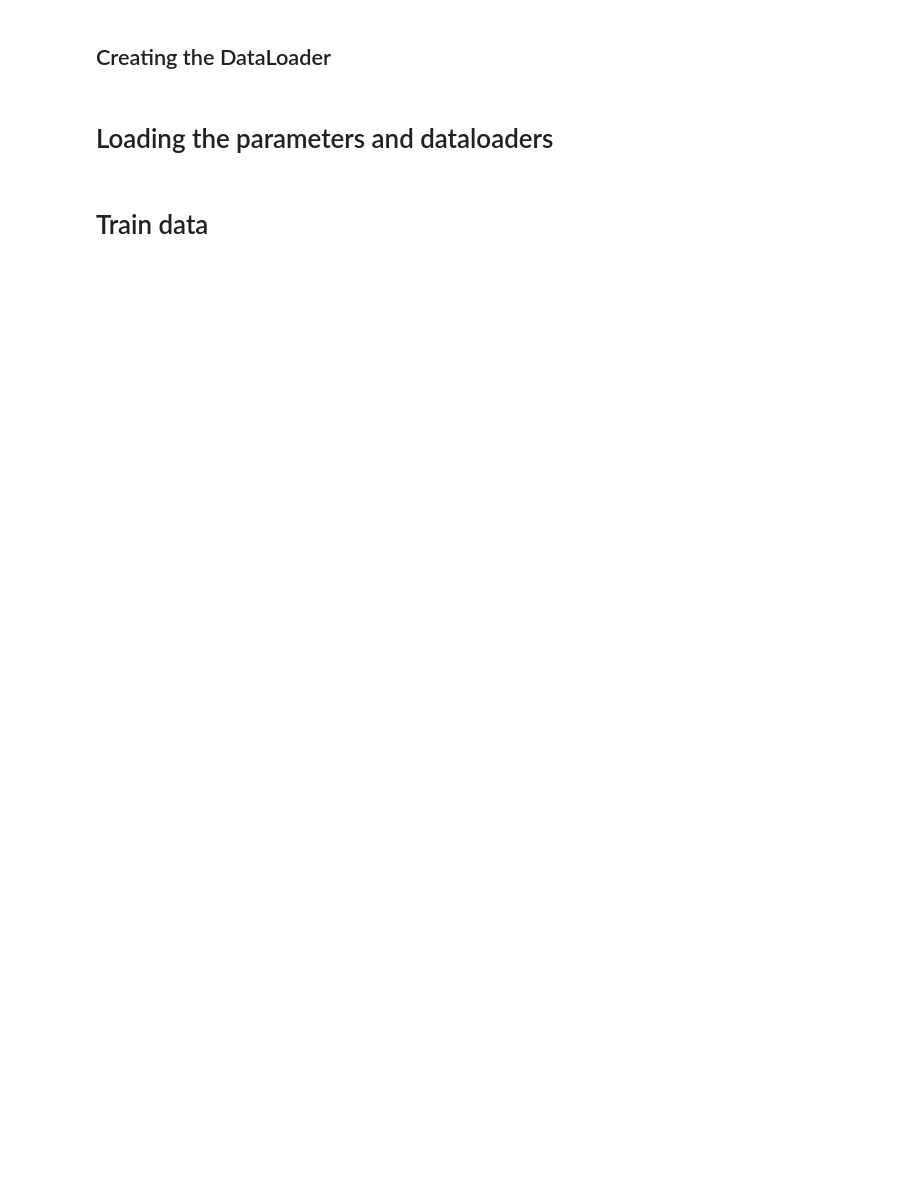
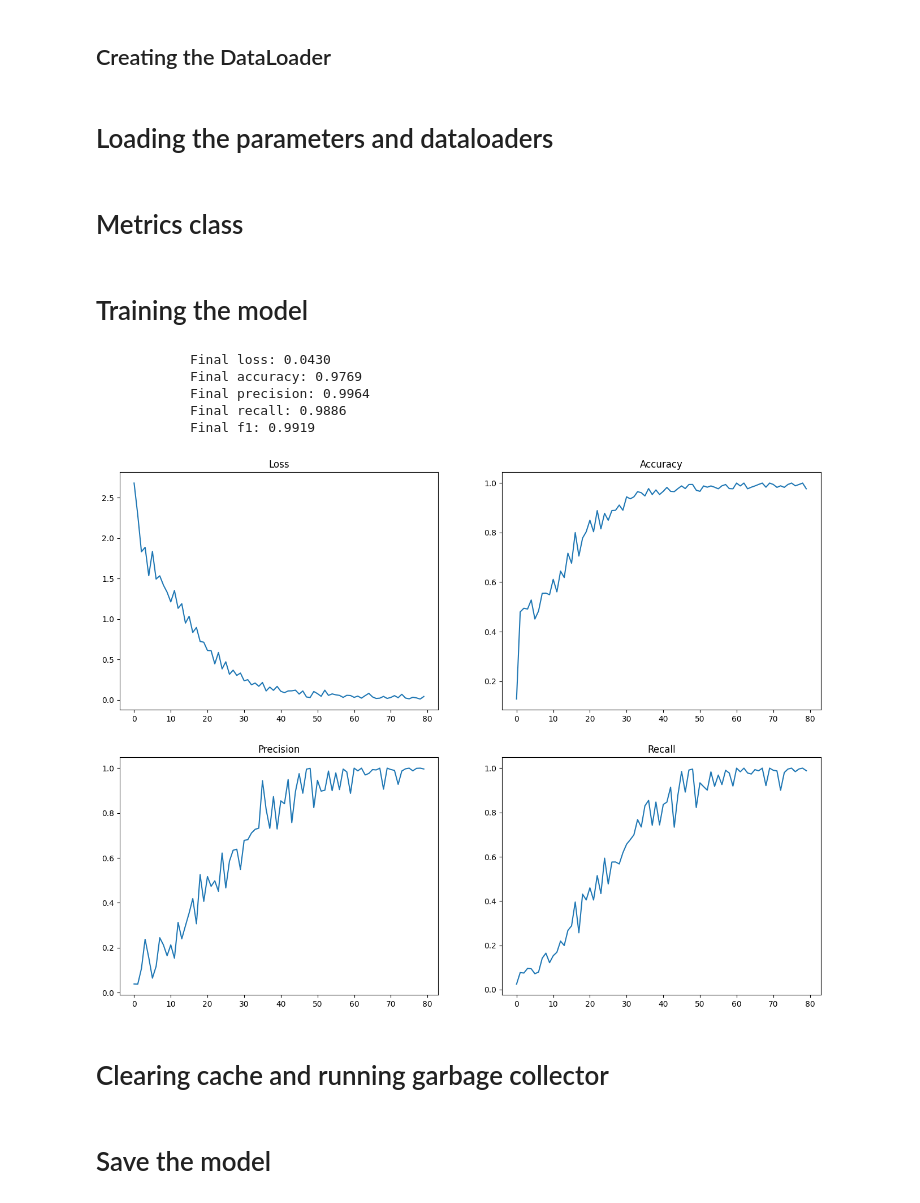
Before and after one commit to suvanshdutt/4ZP6A-capstone, a Jupyter notebook: backend/train.ipynb, the cells around one changed output. Drawn from its saved outputs; the diff is of its cells as text; code cells hidden in the pictures; blank space fills up the shorter version.

Commit message:
Train code v2 with metrics

```diff
--- a/backend/train.ipynb
+++ b/backend/train.ipynb
@@ -124,11 +140,11 @@ image_paths = glob.glob(os.path.join(DATA_DIR, 'images_*', 'images', '*.png'))
 device = torch.device("cuda" if torch.cuda.is_available() else "cpu")
 
 # Hyperparameters
-epochs = 100
-learning_rate = 0.001
+epochs = 50
+learning_rate = 0.00075
 batch_size = 2048
 test_split_size = 0.001
-train_size = 0.0005
+train_size = 0.8
 # num_of_workers = 16
 
 # Defining the model, loss function and optimizer
@@ -136,6 +152,8 @@ weights = models.ResNet50_Weights.DEFAULT # Pretrained weights
 model = models.resnet50(weights=weights)
 model.fc = nn.Linear(model.fc.in_features, 15) # Change the output layer to 15 classes
 model = model.to(device) # Move the model to the device
+
+# Loss function and optimizer
 criterion = nn.CrossEntropyLoss()
 optimizer = torch.optim.AdamW(model.parameters(), lr=learning_rate)
 
@@ -162,5 +180,5 @@ train_loader = DataLoader(train_dataset, batch_size=batch_size, shuffle=True)
 
 # image_to_path = {os.path.basename(path): path for path in IMAGE_DIR}
 # print(image_to_path.get(train_df.loc[85178, 'Image Index']))
-# %% [markdown]
-# Train data
+# %% [markdown]
+# Metrics class
@@ -167,57 +256,42 @@ train_loader = DataLoader(train_dataset, batch_size=batch_size, shuffle=True)
+# %% [markdown]
+# Training the model
 # %%
-def train(epochs: int, model: torch.nn.Module, dataloader: torch.utils.data.DataLoader, criterion: torch.nn.Module, optimizer: torch.optim.Optimizer) -> torch.nn.Module:
-    losses, precisions, recalls, f1_scores, accuracies = [], [], [], [], []
-    true_negatives, false_positives, false_negatives, true_positives = [], [], [], []
+def train(epochs: int, model: torch.nn.Module, dataloader: torch.utils.data.DataLoader, criterion: torch.nn.Module, optimizer: torch.optim.Optimizer) -> tuple[torch.nn.Module, Metrics]:
+    metrics = Metrics()
     for epoch in tqdm.tqdm(range(epochs)):
-        for inputs, labels in tqdm.tqdm(dataloader, leave=False):
-
+        for inputs, labels in tqdm.tqdm(dataloader):
             # Move input and label tensors to the device
             inputs = inputs.to(device)
             labels = torch.tensor([disease_to_number[label] for label in labels]).to(device)
 
             # Zero out the optimizer
             optimizer.zero_grad()
 
             # Forward pass
             outputs = model(inputs)
-            logits, out_lab = torch.max(outputs, 1)
+            max_logits, out_lab = torch.max(outputs, 1)
 
             # Calculate the loss
             loss = criterion(outputs, labels)
-            losses.append(loss.item())
 
-            # Calculate the accuracy
-            accuracy = accuracy_score(labels.cpu(), out_lab.cpu())
-            accuracies.append(accuracy)
-
-            # Calculate the precision
-            precision = precision_score(labels.cpu(), out_lab.cpu(), average='macro', zero_division=0)
-            precisions.append(precision)
-
-            # Calculate the recall
-            recall = recall_score(labels.cpu(), out_lab.cpu(), average='macro', zero_division=0)
-            recalls.append(recall)
-
-            # Calculate the f1 score
-            f1 = f1_score(labels.cpu(), out_lab.cpu(), average='macro', zero_division=0)
-            f1_scores.append(f1)
-
-            # Confusion matrix
-            conf_matrices = multilabel_confusion_matrix(labels.cpu(), out_lab.cpu())
-            conf_matrix = conf_matrices.sum(axis=0)
-            tn, fp, fn, tp = conf_matrix.ravel()
-            true_negatives.append(tn)
-            true_positives.append(tp)
-            false_positives.append(fp)
-            false_negatives.append(fn)
+            # Metrics
+            metrics.compute(labels.cpu(), out_lab.cpu(), loss.cpu())
 
             # Backward pass
             loss.backward()
             optimizer.step()
 
-    # Print the metrics
-    print(f'{np.mean(recalls)=} ,{np.mean(precisions)=} , {np.mean(f1_scores)=} , {np.mean(accuracies)=}', sep='\n')
+    return model, metrics
 
-    return model
-
-resnet_trained = train(epochs, model, train_loader, criterion, optimizer)
+resnet_trained, metrics = train(epochs, model, train_loader, criterion, optimizer)
+print(metrics)
+metrics.plot(save=True)
+# %% [output]
+            Final loss: 0.0430
+            Final accuracy: 0.9769
+            Final precision: 0.9964
+            Final recall: 0.9886
+            Final f1: 0.9919
+[figure, added]
+# %% [markdown]
+# Clearing cache and running garbage collector
@@ -224,2 +317,4 @@ resnet_trained = train(epochs, model, train_loader, criterion, optimizer)
+# %% [markdown]
+# Save the model
 # %%
 # Save the model
```
Also changed, not shown: parts of 5 cells of this notebook, 1 other file.
